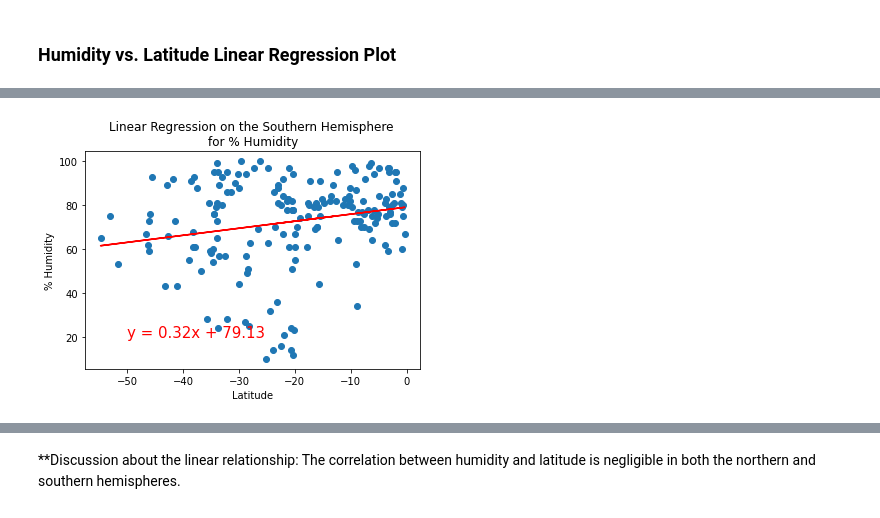
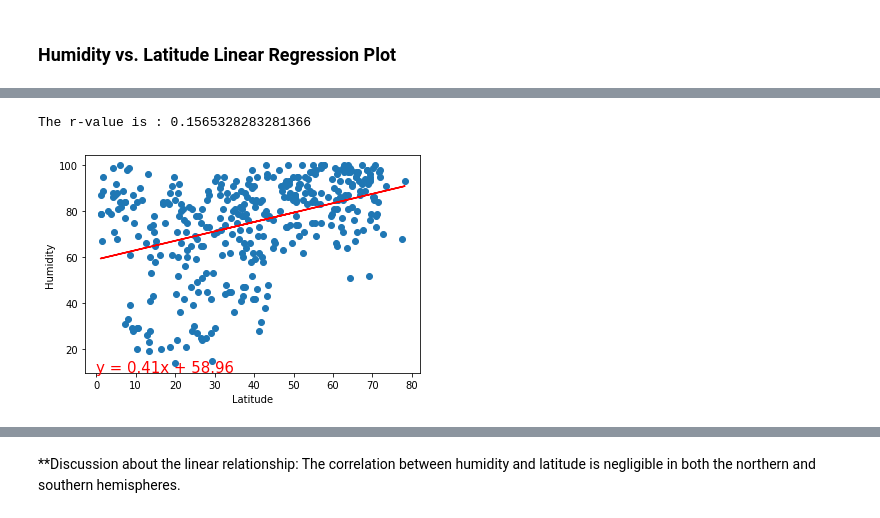
Before and after one commit to Gilaine-UOT/Python_API_Challenge, a Jupyter notebook: WeatherPy/WeatherPy.ipynb, the cells around one changed output, grey strips where cells are left out. Drawn from its saved outputs; the diff is of its cells as text; code cells hidden in the pictures.

```diff
--- a/WeatherPy/WeatherPy.ipynb
+++ b/WeatherPy/WeatherPy.ipynb
@@ -439,10 +395,7 @@ plot_linear_regression(x_values, y_values,
-# %%
-# Southern Hemisphere
-# Linear regression on the Southern Hemisphere for Humidity
-x_values = southern_hemi_df["Lat"]
-y_values = southern_hemi_df["Humidity"]
-# Call the function.
-plot_linear_regression(x_values, y_values,
-                       'Linear Regression on the Southern Hemisphere \nfor % Humidity', '% Humidity',(-50,20))
-# %% [output]
-[figure, removed]
+# %%
+
+# Northern Hemisphere
+lnplot(northern_hemi_df['Lat'],northern_hemi_df['Humidity'],'Latitude', 'Humidity')
+# %% [output]
+The r-value is : 0.1565328283281366
+[figure, added]
```
Also changed, not shown: parts of 26 cells of this notebook.
